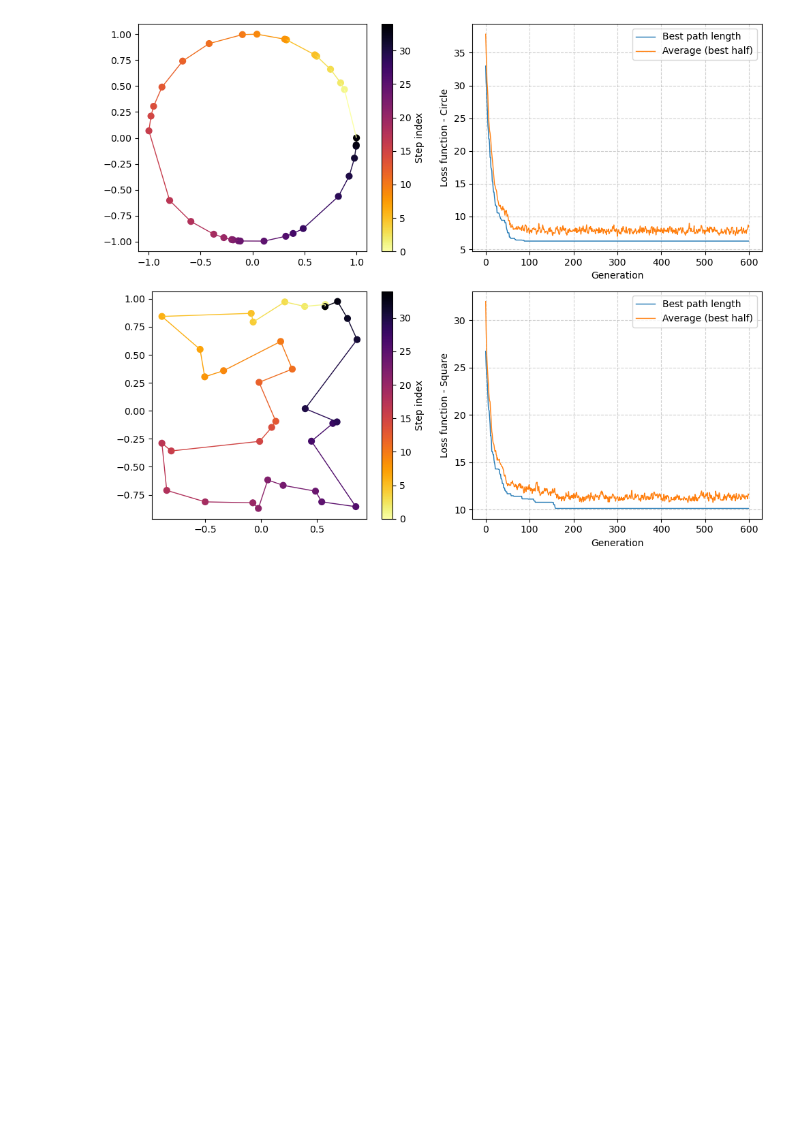
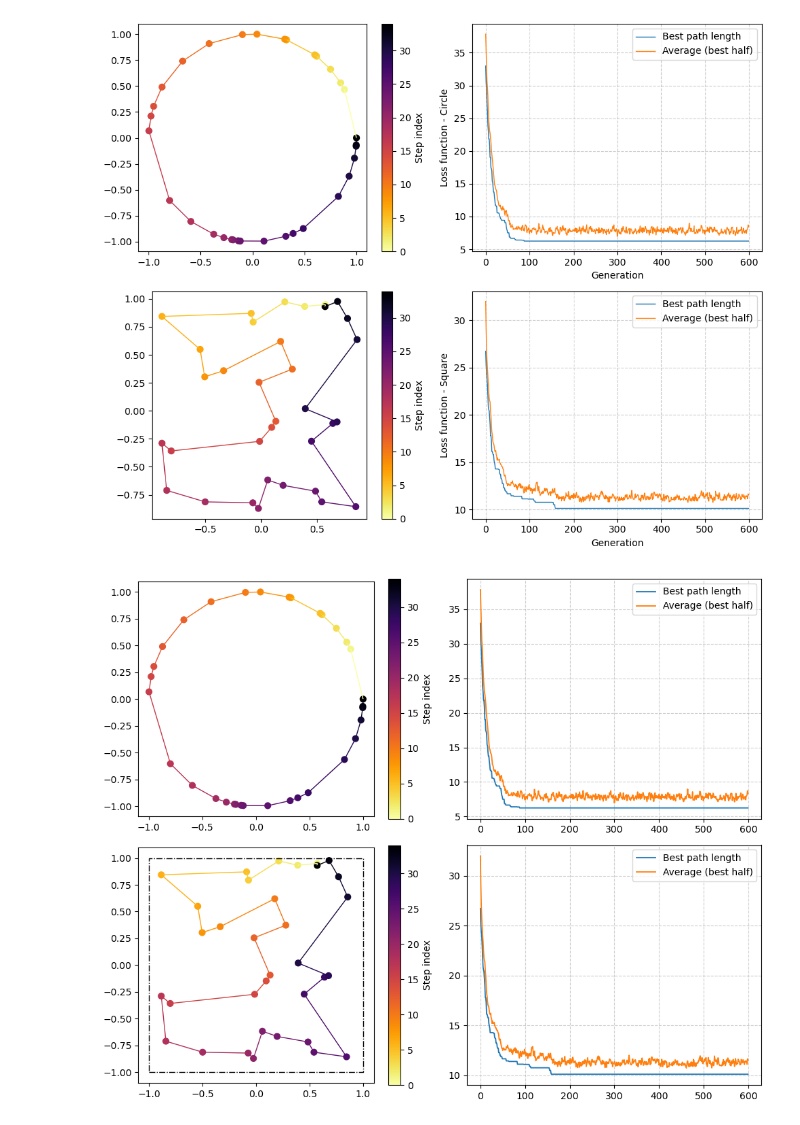
Before and after one commit to SMDP02/Numerical-Simulation---AA-2024-2025, a Jupyter notebook: Lect_9/DiPaolo_Lecture_9.ipynb, the cells around one changed output. Saved outputs shown, nothing was run; the diff lists cells and outputs as text; code cells hidden in the pictures; blank space fills up the shorter version.

```diff
--- a/Lect_9/DiPaolo_Lecture_9.ipynb
+++ b/Lect_9/DiPaolo_Lecture_9.ipynb
@@ -342,3 +343,63 @@ plt.tight_layout()
 plt.show()
 # %% [output]
 [figure]
+# %%
+fig, axs = plt.subplots(2, 2, figsize=(10, 8))
+
+data = np.loadtxt("circle_best_path.dat")
+x = data[:, 0]
+y = data[:, 1]
+
+points = np.array([x, y]).T.reshape(-1, 1, 2)
+segments = np.concatenate([points[:-1], points[1:]], axis=1)
+lc = LineCollection(segments, cmap='inferno_r', linewidth=1, array=np.arange(len(x)))
+axs[0,0].add_collection(lc)
+
+sc = axs[0,0].scatter(x, y, c=np.arange(len(x)), cmap='inferno_r', s=40)
+axs[0,0].set_aspect('equal')
+fig.colorbar(sc, ax=axs[0,0], label="Step index")
+
+data = np.loadtxt("circle_losses.dat")
+gen  = data[:,0]
+best = data[:,1]
+avg  = data[:,2]
+
+axs[0,1].plot(gen, best, label="Best path length", linewidth=1.3)
+axs[0,1].plot(gen, avg, label="Average (best half)", linewidth=1.3)
+axs[0,1].legend()
+axs[0,1].grid(True, linestyle='--', alpha=0.6)
+
+data = np.loadtxt("square_best_path.dat")
+x = data[:, 0]
+y = data[:, 1]
+
+points = np.array([x, y]).T.reshape(-1, 1, 2)
+segments = np.concatenate([points[:-1], points[1:]], axis=1)
+lc = LineCollection(segments, cmap='inferno_r', linewidth=1, array=np.arange(len(x)))
+axs[1,0].add_collection(lc)
+
+sc = axs[1,0].scatter(x, y, c=np.arange(len(x)), cmap='inferno_r', s=40)
+axs[1,0].set_aspect('equal')
+fig.colorbar(sc, ax=axs[1,0], label="Step index")
+
+data = np.loadtxt("square_losses.dat")
+gen  = data[:,0]
+best = data[:,1]
+avg  = data[:,2]
+
+axs[1,1].plot(gen, best, label="Best path length", linewidth=1.3)
+axs[1,1].plot(gen, avg, label="Average (best half)", linewidth=1.3)
+axs[1,1].legend()
+axs[1,1].grid(True, linestyle='--', alpha=0.6)
+square = Rectangle((-1, -1), 2, 2,
+                   fill=False,
+                   edgecolor='black',
+                   linestyle='-.',
+                   linewidth=1)
+
+axs[1,0].add_patch(square)
+
+plt.tight_layout()
+plt.show()
+# %% [output]
+[figure, added]
```
Also changed, not shown: parts of 3 cells of this notebook.
